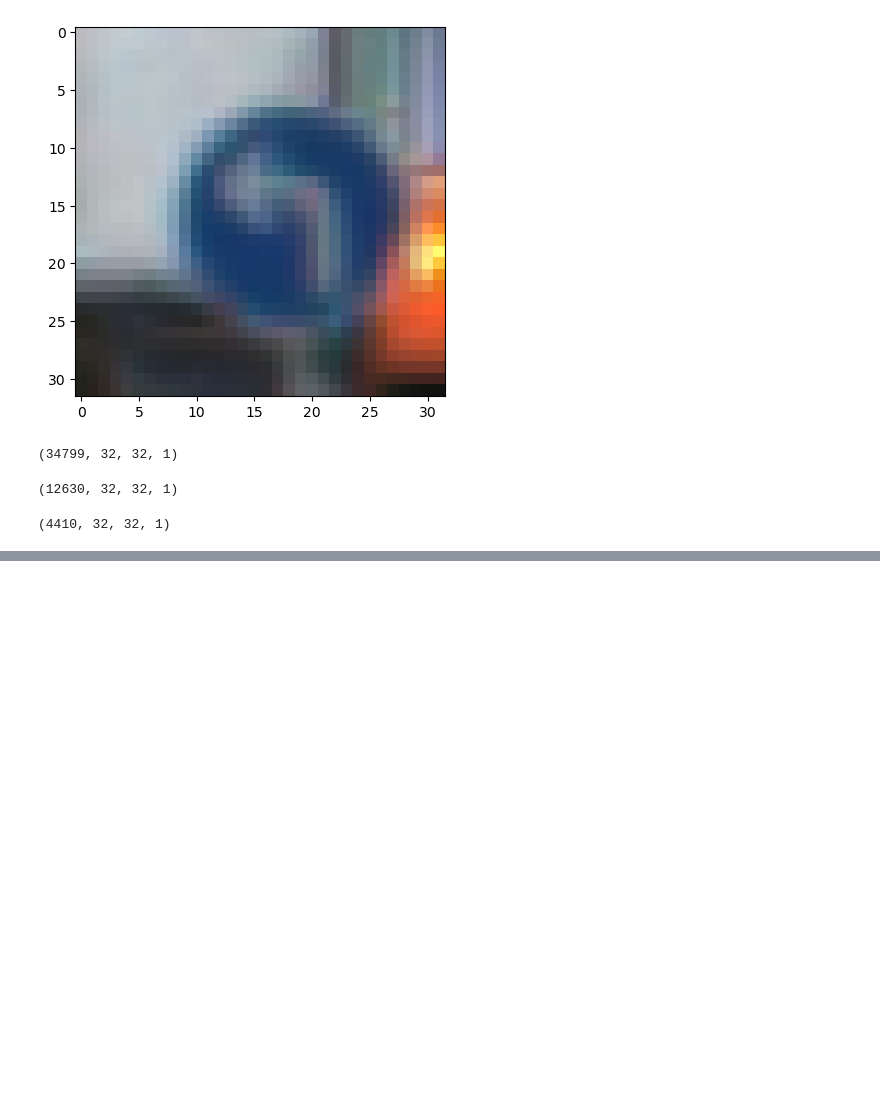
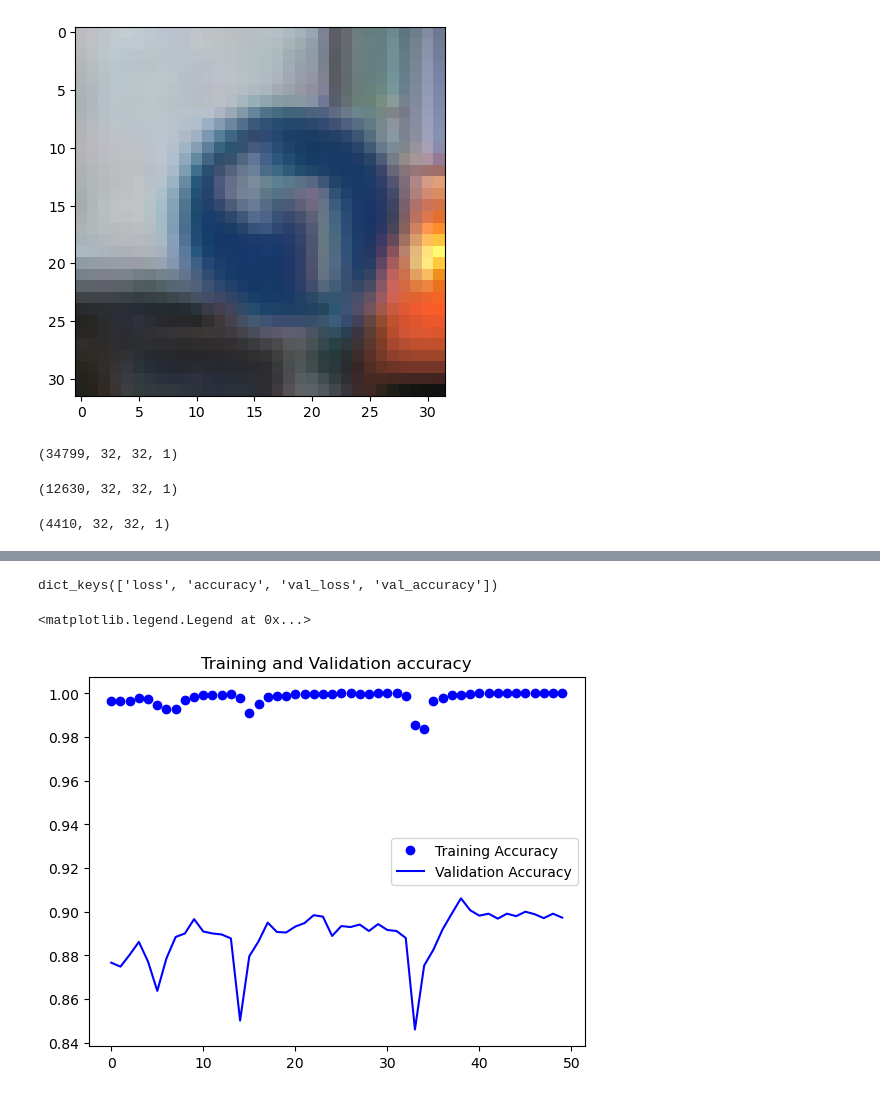
Before and after one commit to fegarciatejada/Le-NetTrafficSign, a Jupyter notebook: Le-NetTrafficSign.ipynb, the cells around one changed output, grey strips where cells are left out. Drawn from its saved outputs; the diff is of its cells as text; code cells hidden in the pictures; blank space fills up the shorter version.

Commit message:
Model Evaluation added

```diff
--- a/Le-NetTrafficSign.ipynb
+++ b/Le-NetTrafficSign.ipynb
@@ -119,0 +166,9 @@ plt.imshow(X_train_gray_norm[i].squeeze(), cmap = 'gray')
+# %%
+cnn_model.compile(loss='sparse_categorical_crossentropy', optimizer=Adam(learning_rate=0.001), metrics=['accuracy']) #how fast
+# %%
+history = cnn_model.fit(X_train_gray_norm,
+              y_train,
+              batch_size=500,
+              epochs=5,
+              verbose =1,
+              validation_data=(X_validation_gray_norm,y_validation))
@@ -119,0 +186,8 @@ plt.imshow(X_train_gray_norm[i].squeeze(), cmap = 'gray')
+# %%
+#reached 85% accuracy above
+history = cnn_model.fit(X_train_gray_norm,
+              y_train,
+              batch_size=500,
+              epochs=50,
+              verbose =1,
+              validation_data=(X_validation_gray_norm,y_validation))
@@ -119,0 +219,18 @@ plt.imshow(X_train_gray_norm[i].squeeze(), cmap = 'gray')
+# %%
+history.history.keys()
+# %% [output]
+dict_keys(['loss', 'accuracy', 'val_loss', 'val_accuracy'])
+# %%
+accuracy = history.history['accuracy']
+val_accuracy = history.history['val_accuracy']
+loss = history.history['loss']
+val_loss = history.history['val_loss']
+# %%
+epochs=range(len(accuracy))
+plt.plot(epochs, accuracy, 'bo', label='Training Accuracy')
+plt.plot(epochs, val_accuracy, 'b', label='Validation Accuracy')
+plt.title('Training and Validation accuracy')
+plt.legend()
+# %% [output]
+<matplotlib.legend.Legend at 0x...>
+[figure, added]
```
Also changed, not shown: parts of 13 cells of this notebook.
